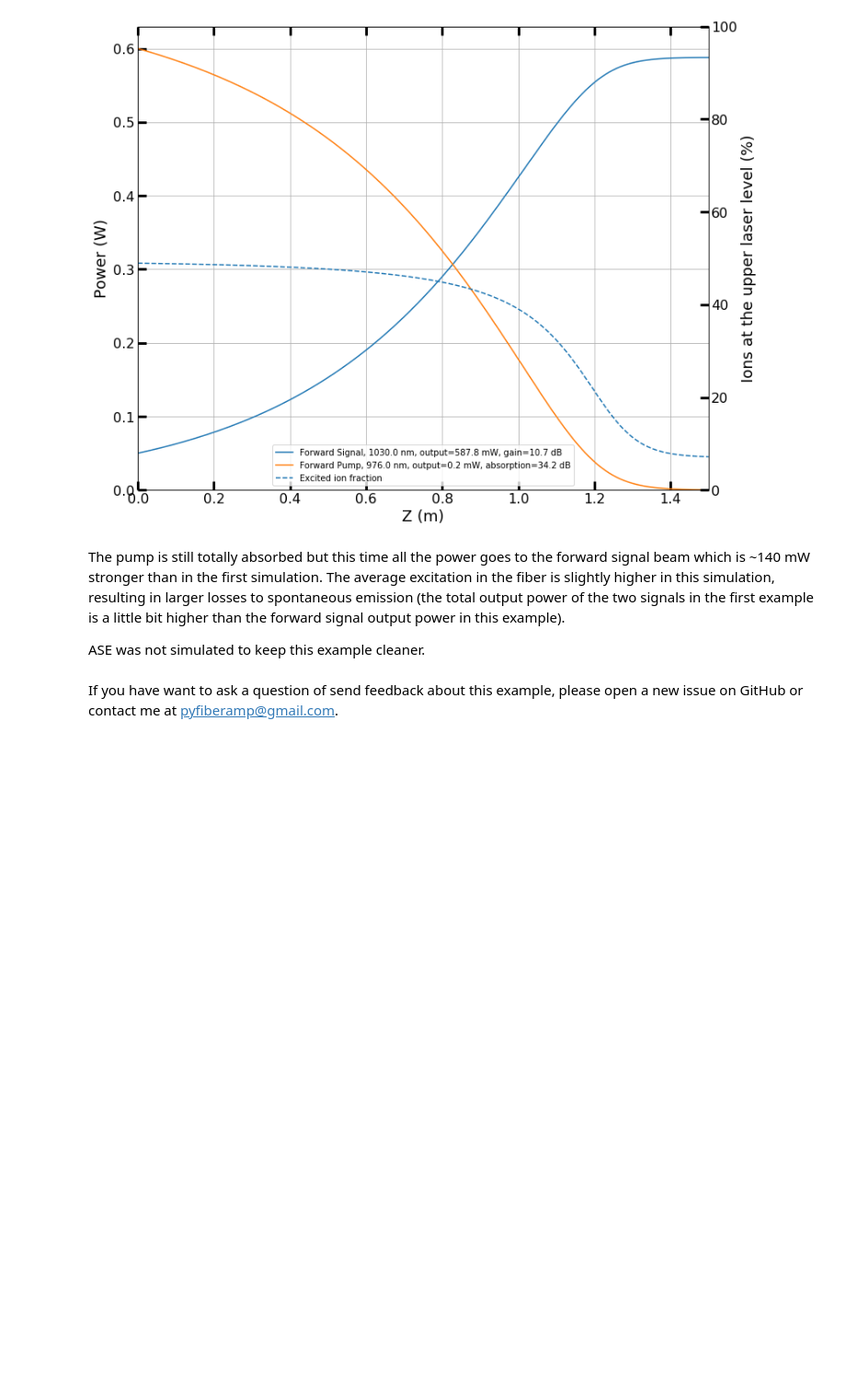
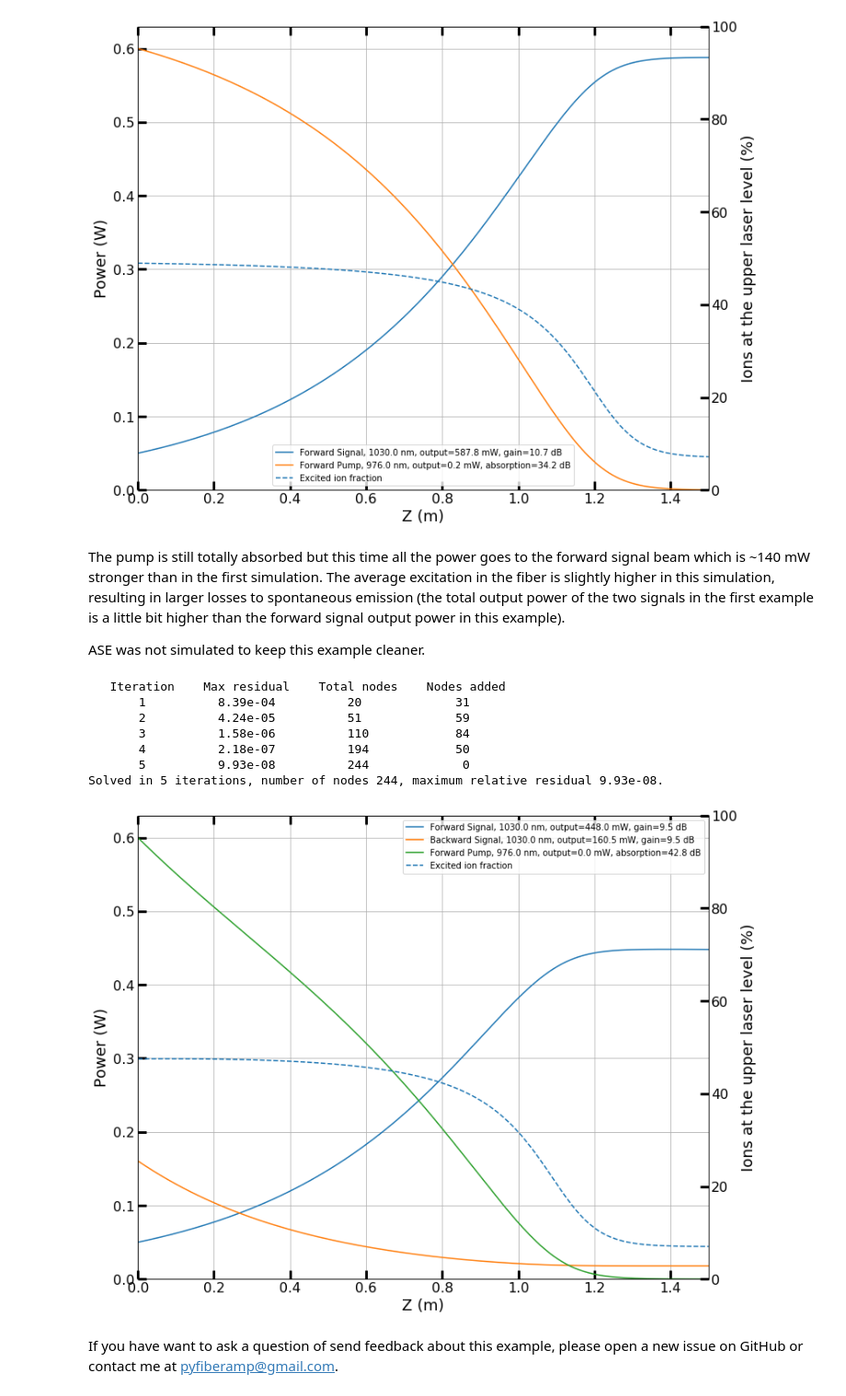
Before and after one commit to Jomiri/pyfiberamp, a Jupyter notebook: examples/Dynamic example 3 - Amplifier with end reflection.ipynb, the cells around one changed output. Shown: that part at 92% size. Saved outputs shown, nothing was run; the diff lists cells and outputs as text; code cells hidden in the pictures; blank space fills up the shorter version.

```diff
--- a/examples/Dynamic example 3 - Amplifier with end reflection.ipynb
+++ b/examples/Dynamic example 3 - Amplifier with end reflection.ipynb
@@ -106,5 +105,27 @@ result_improved.plot_power_evolution()
 The pump is still totally absorbed but this time all the power goes to the forward signal beam which is ~140 mW stronger than in the first simulation. The average excitation in the fiber is slightly higher in this simulation, resulting in larger losses to spontaneous emission (the total output power of the two signals in the first example is a little bit higher than the forward signal output power in this example).
 
 ASE was not simulated to keep this example cleaner.
+# %%
+simulation = SteadyStateSimulation(fiber=yb_fiber)
+simulation.add_forward_pump(wl=pump_wavelength, input_power=pump_power)
+simulation.add_forward_signal(wl=signal_wavelength,
+                              input_power=signal_power,
+                              channel_id='amplified_signal',
+                              reflection_target_id='backreflection',
+                              reflectance=end_reflectance_without_angle)
+simulation.add_backward_signal(wl=signal_wavelength,
+                               input_power=0.0,
+                               channel_id='backreflection')
+ss_result = simulation.run(tol=1e-7)
+ss_result.plot_power_evolution()
+# %% [output]
+   Iteration    Max residual    Total nodes    Nodes added
+       1          8.39e-04          20             31
+       2          4.24e-05          51             59
+       3          1.58e-06          110            84
+       4          2.18e-07          194            50
+       5          9.93e-08          244             0
+Solved in 5 iterations, number of nodes 244, maximum relative residual 9.93e-08.
+[figure, added]
 # %% [markdown]
 If you have want to ask a question of send feedback about this example, please open a new issue on GitHub or contact me at <pyfiberamp@gmail.com>.
```
Also changed, not shown: parts of 4 cells of this notebook, 23 other files.
